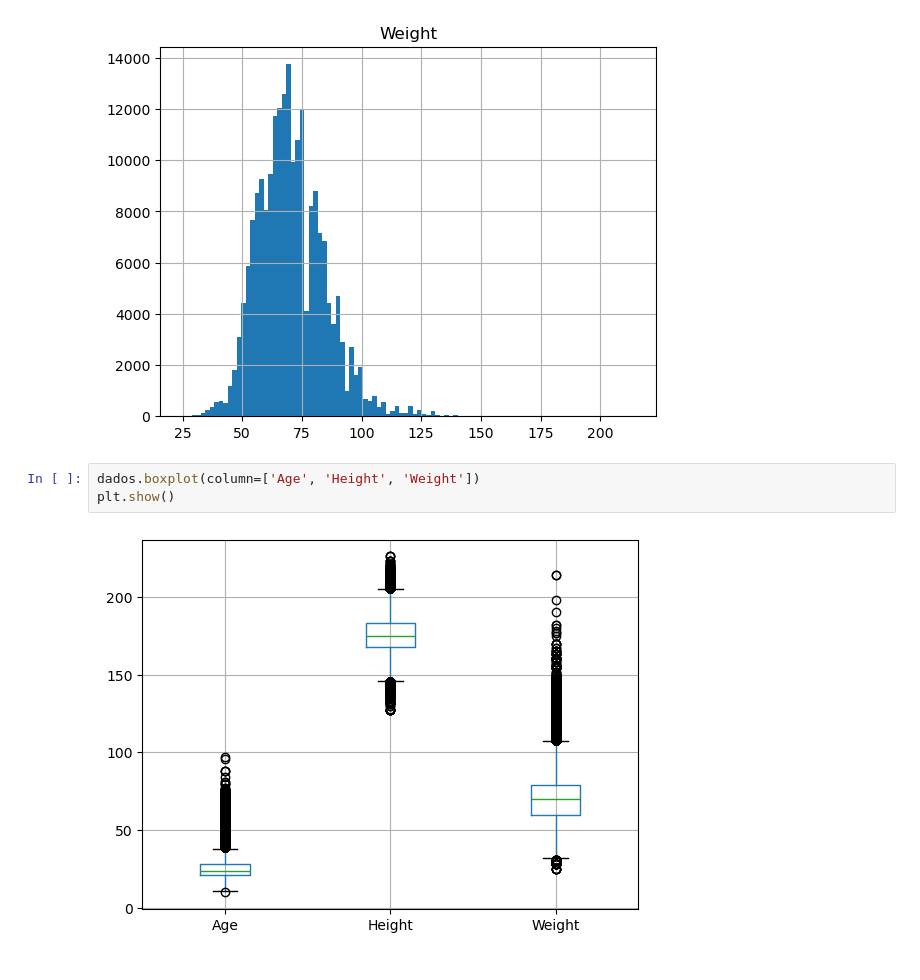
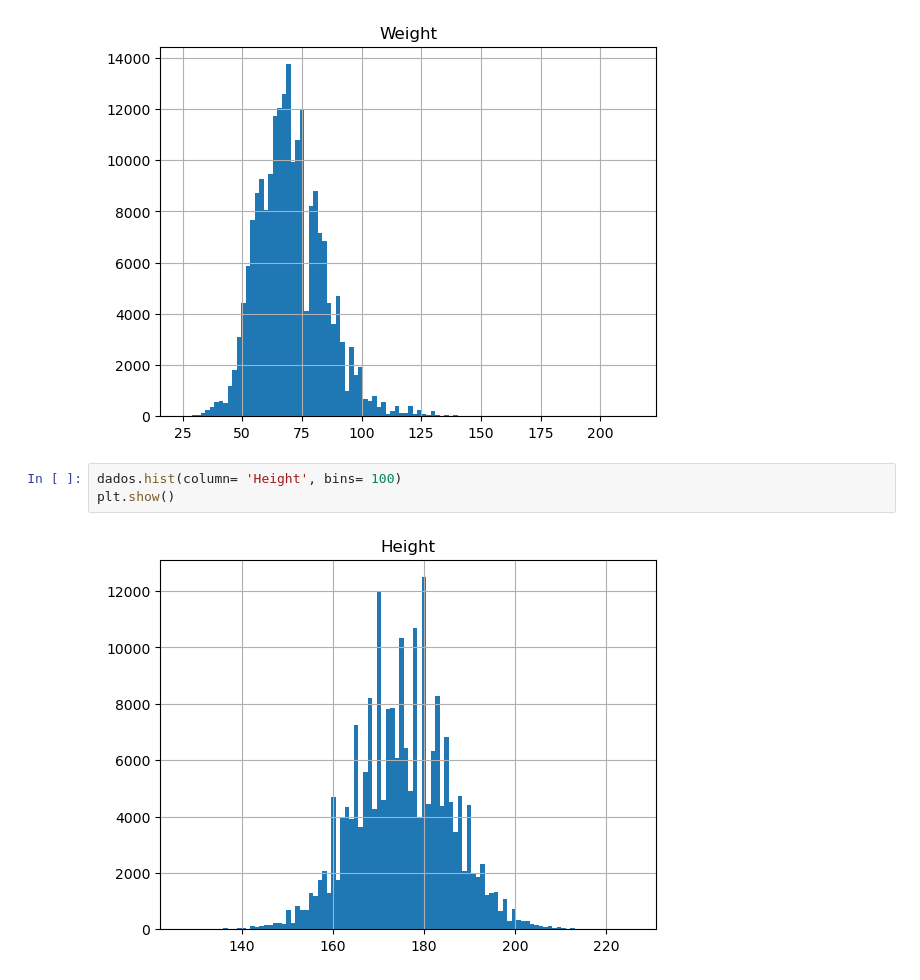
Before and after one commit to marckum/MachineLearning, a Jupyter notebook: Athlete_Graphic.ipynb, the cells around one changed output. Drawn from its saved outputs; the diff is of its cells as text.

```diff
--- a/Athlete_Graphic.ipynb
+++ b/Athlete_Graphic.ipynb
@@ -22,7 +41,7 @@ plt.show()
 # %% [output]
 [figure]
 # %%
-dados.boxplot(column=['Age', 'Height', 'Weight'])
+dados.hist(column= 'Height', bins= 100)
 plt.show()
 # %% [output]
-[figure, old version]
+[figure, new version]
```
Also changed, not shown: parts of 7 cells of this notebook.
